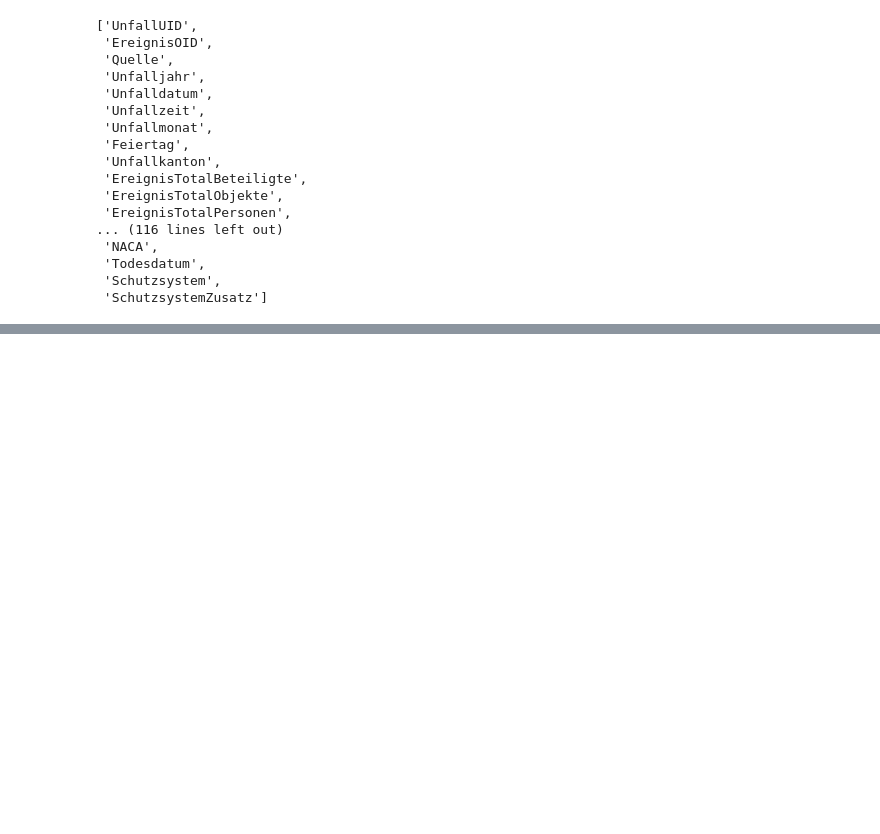
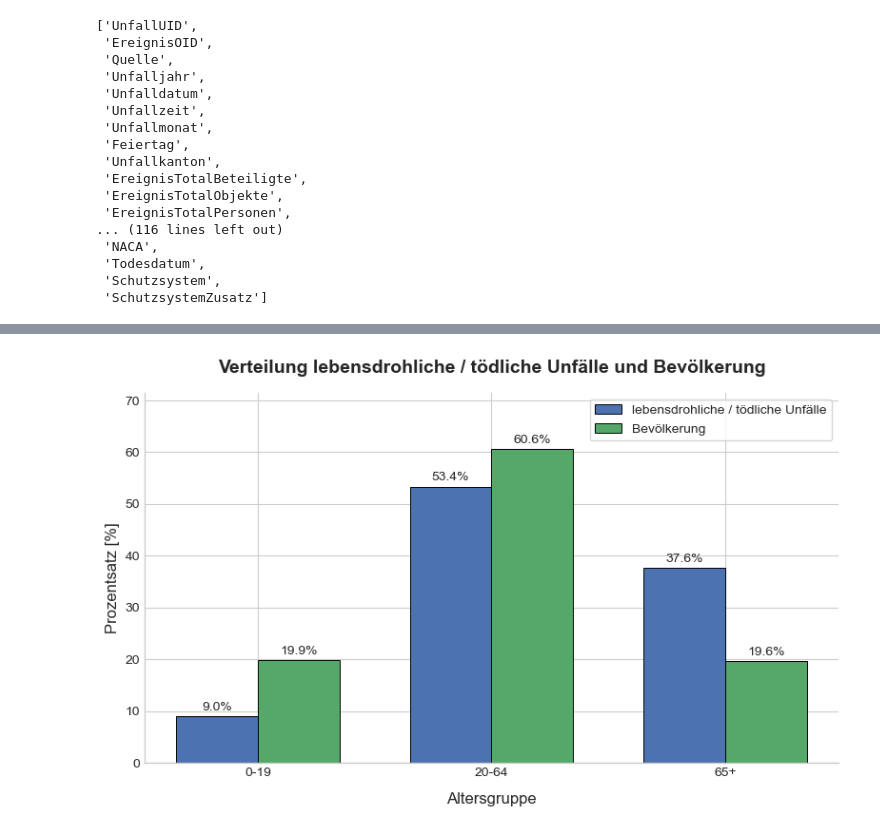
Before and after one commit to alishka-def/road_safety, a Jupyter notebook: jupyter_analysis.ipynb, the cells around one changed output, grey strips where cells are left out. Cells and saved outputs as stored; diff of their text form; code cells hidden in the pictures; blank space fills up the shorter version.

```diff
--- a/jupyter_analysis.ipynb
+++ b/jupyter_analysis.ipynb
@@ -191,0 +200,13 @@ plt.show()
+# %%
+mapping = {
+    "nicht verletzt": "nicht / leicht verletzt / unbekannt",
+    "schwer verletzt (vor 2015)": "erheblich / schwer verletzt",
+    "unbekannt": "nicht / leicht verletzt / unbekannt",
+    "leicht verletzt": "nicht / leicht verletzt",
+    "auf Platz gestorben": "lebensdrohlich / tödlich",
+    "innert 30 Tagen gestorben": "lebensdrohlich / tödlich",
+    "erheblich verletzt": "erheblich / schwer verletzt",
+    "lebensdrohlich verletzt": "lebensdrohlich / tödlich"
+}
+# %%
+df_filt["Unfallfolgen_Gruppen"] = df_filt["Unfallfolgen"].map(mapping)
@@ -191,0 +219,81 @@ plt.show()
+# %%
+df_severe = df_filt[df_filt["Unfallfolgen_Gruppen"] == "lebensdrohlich / tödlich"].copy()
+
+sev_counts = df_severe["age_group"].value_counts().reindex(labels, fill_value=0)
+
+sev_percentage = sev_counts / sev_counts.sum() * 100
+# %%
+fig, ax = plt.subplots(figsize=(8, 5))
+
+width = 0.35
+x = range(len(labels))
+
+# Colors
+color_acc = "#4C72B0"
+color_pop = "#55A868"
+
+# Bars
+bars1 = ax.bar(
+    [i - width/2 for i in x],
+    sev_percentage.values,
+    width=width,
+    label="lebensdrohliche / tödliche Unfälle",
+    color=color_acc,
+    edgecolor="black",
+    linewidth=0.7
+)
+
+bars2 = ax.bar(
+    [i + width/2 for i in x],
+    population_ref.values,
+    width=width,
+    label="Bevölkerung",
+    color=color_pop,
+    edgecolor="black",
+    linewidth=0.7
+)
+
+# Add percentage labels above bars
+def add_labels(bars):
+    for bar in bars:
+        height = bar.get_height()
+        ax.text(
+            bar.get_x() + bar.get_width()/2,
+            height + max(max(sev_percentage.values), max(population_ref.values)) * 0.01,
+            f"{height:.1f}%",
+            ha="center",
+            va="bottom",
+            fontsize=10,
+            fontweight="medium"
+        )
+
+add_labels(bars1)
+add_labels(bars2)
+
+# Axes labels and title
+ax.set_xticks(list(x))
+ax.set_xticklabels(labels, fontsize=10)
+ax.set_xlabel("Altersgruppe", fontsize=12, labelpad=10)
+ax.set_ylabel("Prozentsatz [%]", fontsize=12)
+ax.set_title(
+    "Verteilung lebensdrohliche / tödliche Unfälle und Bevölkerung",
+    fontsize=14,
+    fontweight="bold",
+    pad=15
+)
+
+# Remove top/right spines for cleaner look
+ax.spines["top"].set_visible(False)
+ax.spines["right"].set_visible(False)
+ax.tick_params(axis="y", labelsize=10)
+
+# Legend
+ax.legend(frameon=True, fontsize=10)
+
+# Add headroom above bars
+ax.set_ylim(0, max(max(sev_percentage.values), max(population_ref.values)) * 1.18)
+
+plt.tight_layout()
+plt.show()
+# %% [output]
+[figure, added]
```
Also changed, not shown: parts of 57 cells of this notebook.
